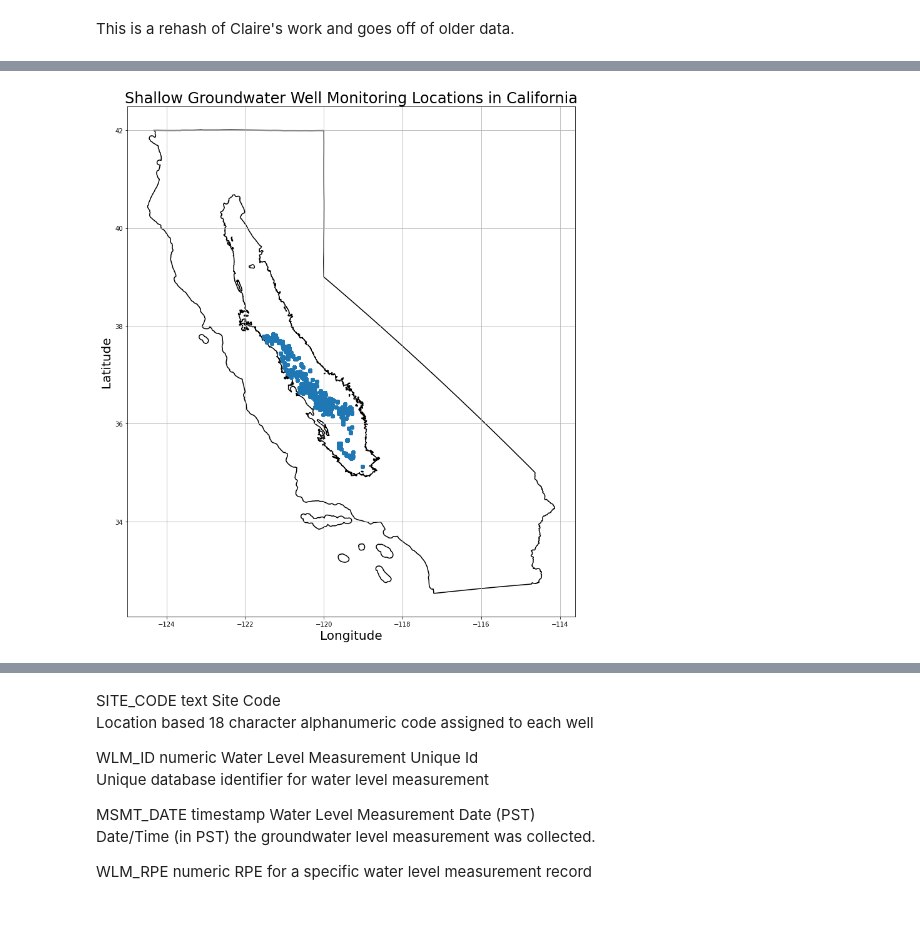
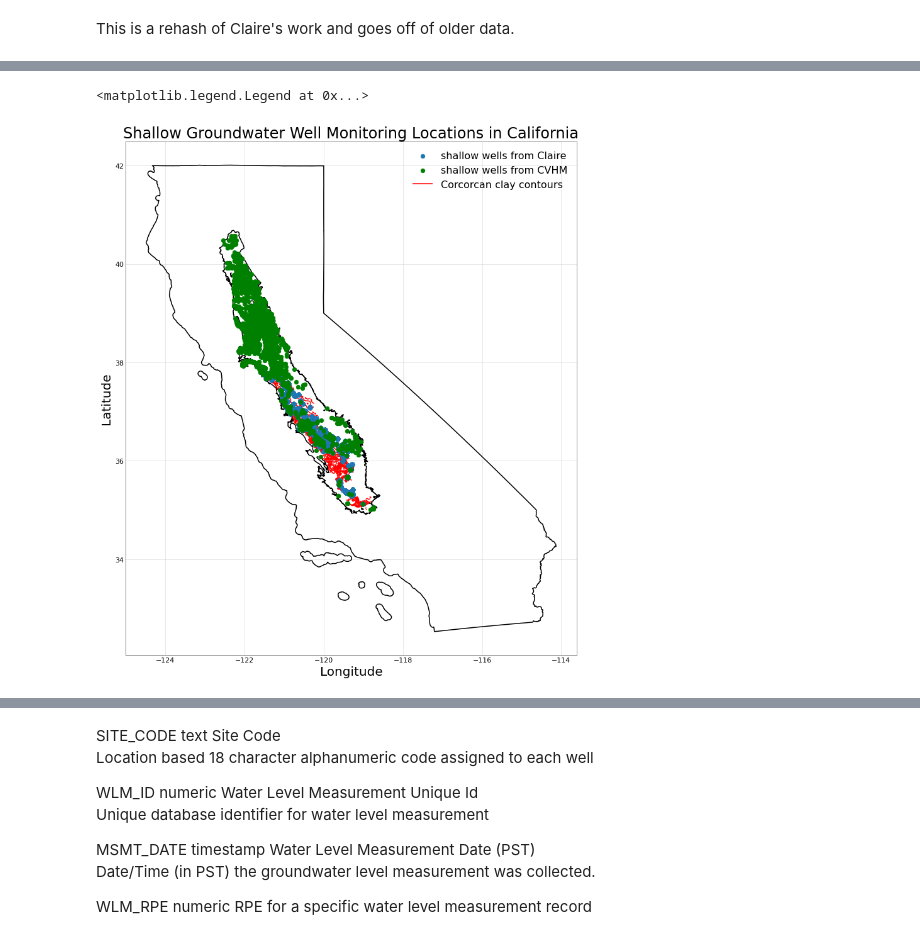
Before and after one commit to envgp/exploring_unconfined_wells, a Jupyter notebook: Well_data_exploration.ipynb, the cells around one changed output, grey strips where cells are left out. Drawn from its saved outputs; the diff is of its cells as text; code cells hidden in the pictures.

```diff
--- a/Well_data_exploration.ipynb
+++ b/Well_data_exploration.ipynb
@@ -333,3 +346,3 @@ cv_zone = zone_map.sjoin(CV_map)
 # %%
-cv_zone['geometry'] = cv_zone['geometry'].to_crs(3857).centroid
-cv_zone_to_crs(4326, inplace=True)
+cv_zone['geometry'] = cv_zone['geometry'].to_crs(3857).centroid # web mercator
+cv_zone.to_crs(crs_num, inplace=True)
@@ -362,0 +353,2 @@ nearest_zone.head()
+# %%
+nearest_zone_all = ckdnearest(cv_all_sites, cv_zone)
@@ -362,0 +375,5 @@ nearest_zone.head()
+# %%
+#shallow_wells = nearest_zone[abs(nearest_zone["WELL_DEPTH"]-nearest_zone["unconfined_bot"]) < 50]
+shallow_wells = nearest_zone[nearest_zone["WELL_DEPTH"] < nearest_zone["unconfined_bot"]*3.281]
+shallow_wells_all = nearest_zone_all[nearest_zone_all["WELL_DEPTH"] < nearest_zone_all["unconfined_bot"]*3.281]
+# thickness files are in meters
@@ -389,0 +488,10 @@ ax.grid(zorder=0)
+# %%
+# compare the prediction and real porosity
+matplotlib.rcParams.update({'font.size': 18})
+plt.plot(Y, reg.predict(X),'.')
+plt.title('Corrcoef: '+str(np.round(np.corrcoef([Y,reg.predict(X)])[0,1],2)))
+plt.gca().set_aspect('equal', adjustable='box')
+#plt.ylim(0,0.51)
+#plt.xlim(0,0.51)
+plt.xlabel('Measured')
+plt.ylabel('Prediction')
@@ -457,11 +660,15 @@ confined_sites = gpd.GeoDataFrame(confined_sites, crs=crs, geometry=confined_poi
 # %%
 fig, ax = plt.subplots(figsize=(15,15))
 CA_map.boundary.plot(ax=ax, color='k', zorder=1)
 CV_map.boundary.plot(ax=ax, color='k', zorder=1)
-shallow_sites.plot(ax=ax, zorder=2)
+shallow_sites.plot(ax=ax, zorder=1, label='shallow wells from Claire')
+shallow_wells_all.plot(ax=ax, zorder=2, color='green', label='shallow wells from CVHM')
+CC_map.plot(ax=ax, color='r', zorder=0, label='Corcorcan clay contours')
 ax.set_xlabel('Longitude', fontsize=20)
 ax.set_ylabel('Latitude', fontsize=20)
 ax.set_title('Shallow Groundwater Well Monitoring Locations in California', fontsize=24)
 ax.grid(zorder=0)
+plt.legend(fontsize=16)
 # %% [output]
+<matplotlib.legend.Legend at 0x...>
-[figure, old version]
+[figure, new version]
```
Also changed, not shown: parts of 42 cells of this notebook, 11 other files.
